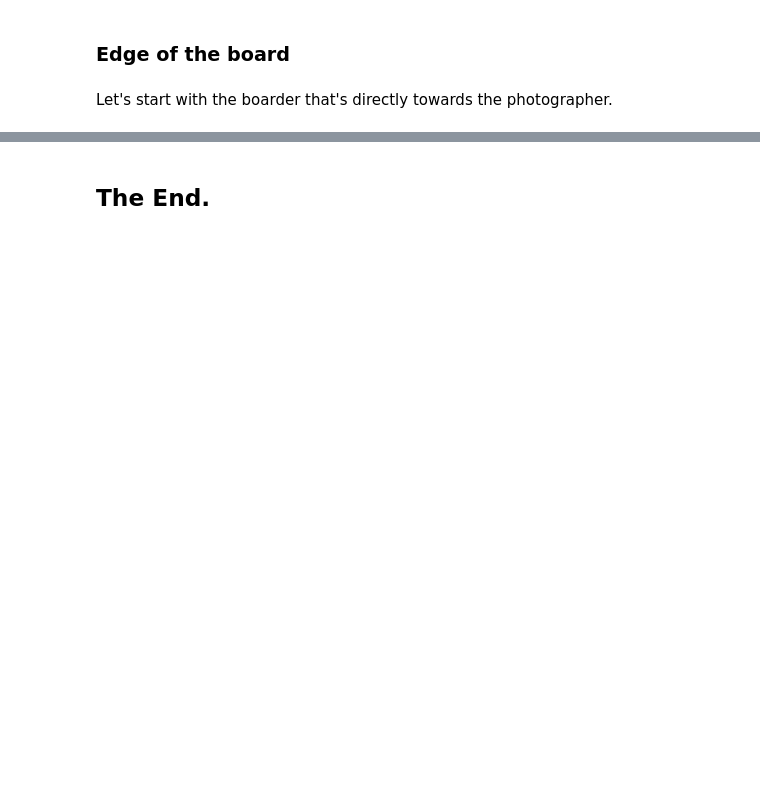
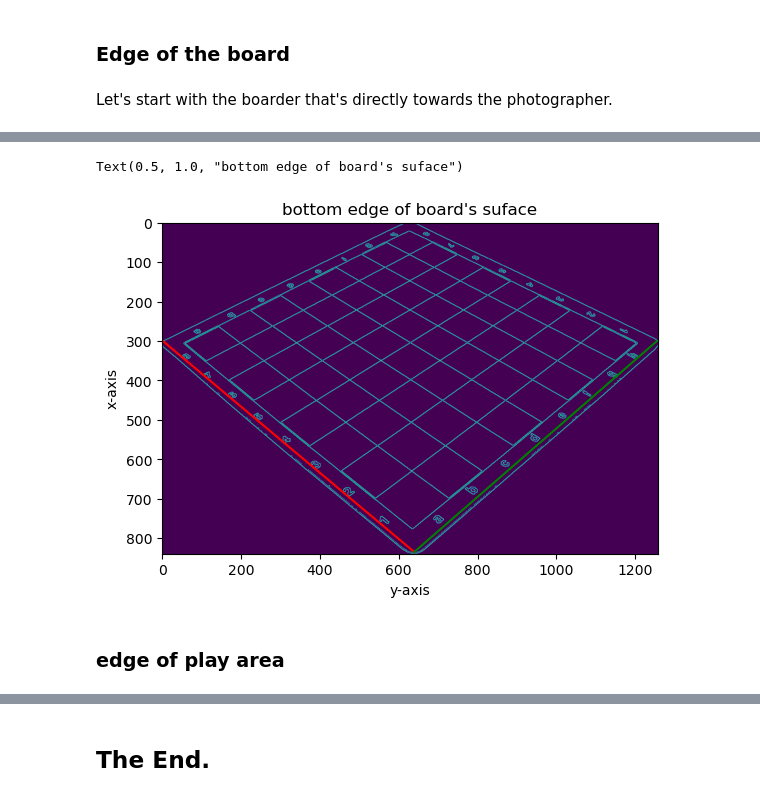
Before and after one commit to nicolearetz/chess-lens, a Jupyter notebook: notebooks/3_boardposition.ipynb, the cells around one changed output, grey strips where cells are left out. Drawn from its saved outputs; the diff is of its cells as text; code cells hidden in the pictures; blank space fills up the shorter version.

```diff
--- a/notebooks/3_boardposition.ipynb
+++ b/notebooks/3_boardposition.ipynb
@@ -153,0 +185,33 @@ Text(0.5, 1.0, 'bottom edge of the whole board (not the play area)')
+# %%
+slope_left = (len_x - spacing - left_lower) / (bottom_left - spacing)
+slope_right = (len_x - spacing - right_lower) / (bottom_right - (len_y - 1 - spacing))
+
+intersect_y = right_upper - left_upper + spacing * slope_left
+intersect_y -= (slope_right * (len_y - 1 - spacing))
+intersect_y /= (slope_left - slope_right)
+
+intersect_x = left_upper + slope_left * (intersect_y - spacing)
+# %%
+x_left = left_upper
+y_left = 0 + spacing
+
+x_right = right_upper
+y_right = len_y - 1 - spacing
+
+x_bottom = intersect_x
+y_bottom = intersect_y
+# %%
+fig, ax = plt.subplots(1,1)
+
+plt.imshow(crop)
+plt.plot([y_left, y_bottom], [x_left, x_bottom], color = "r")
+plt.plot([y_bottom, y_right], [x_bottom, x_right], color = "g")
+
+ax.set_xlabel("y-axis")
+ax.set_ylabel("x-axis")
+ax.set_title("bottom edge of board's suface")
+# %% [output]
+Text(0.5, 1.0, "bottom edge of board's suface")
+[figure, added]
+# %% [markdown]
+### edge of play area
```
Also changed, not shown: parts of 28 cells of this notebook, 2 other files.
